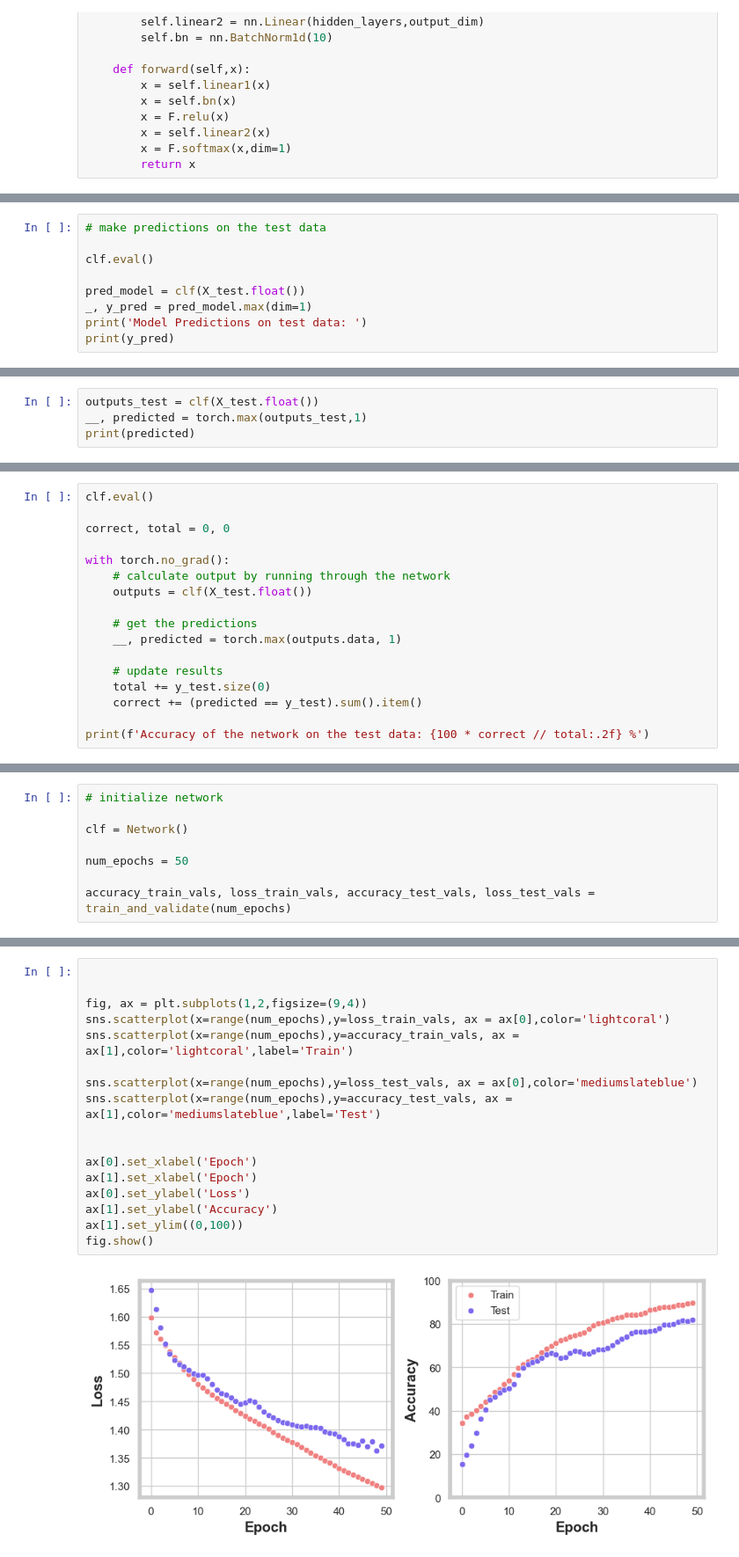
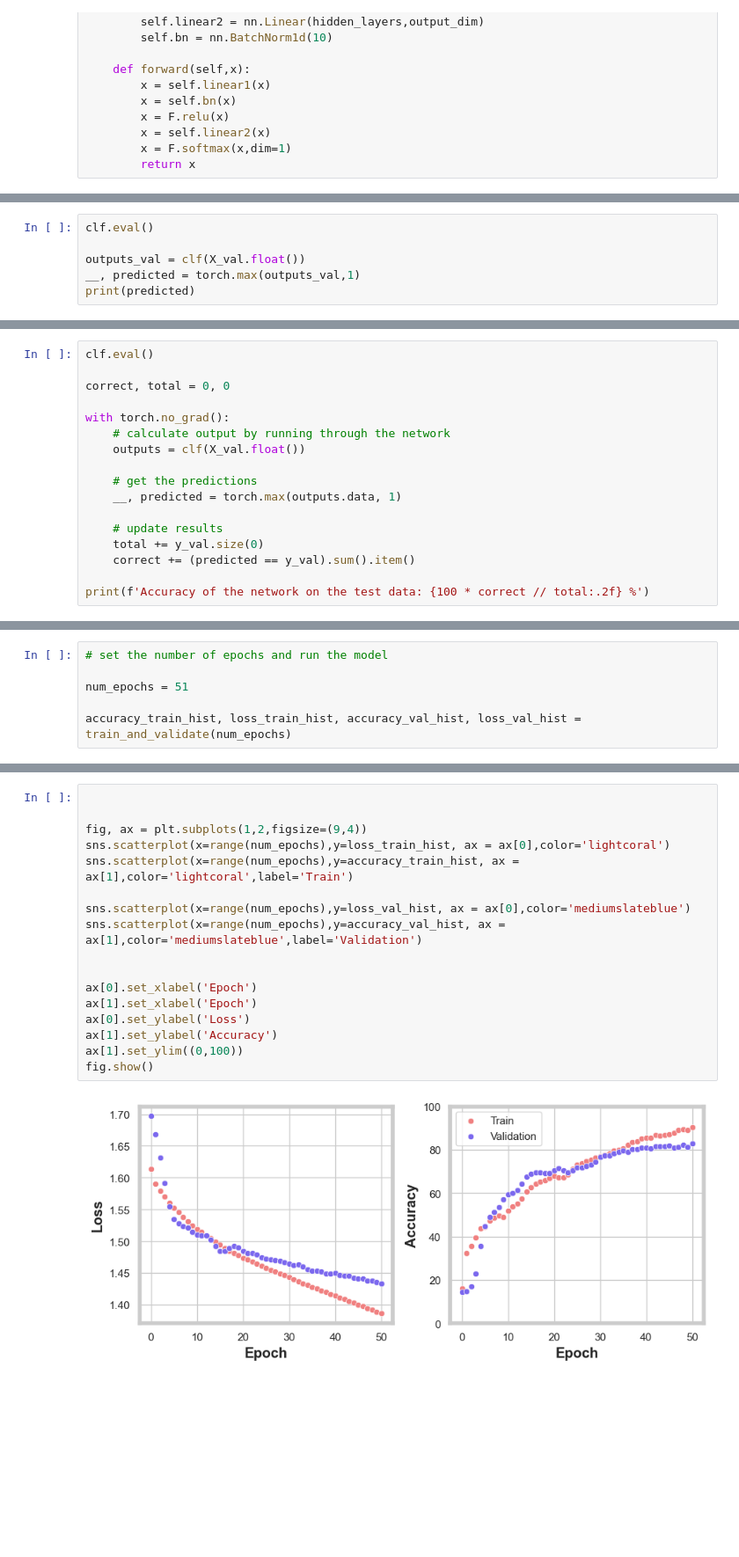
Before and after one commit to joshfuchs/McCells, a Jupyter notebook: nn_classifier.ipynb, the cells around one changed output, grey strips where cells are left out. Shown at 88% size. Saved outputs shown, nothing was run; the diff lists cells and outputs as text; blank space fills up the shorter version.

```diff
--- a/nn_classifier.ipynb
+++ b/nn_classifier.ipynb
@@ -330,9 +328,0 @@ fig.show()
-# %%
-# make predictions on the test data
-
-clf.eval()
-
-pred_model = clf(X_test.float())
-_, y_pred = pred_model.max(dim=1)
-print('Model Predictions on test data: ')
-print(y_pred)
@@ -356,7 +331,9 @@ Model accuracy:  0.9072595386065841
 
 Most of this work is based on https://medium.com/analytics-vidhya/a-simple-neural-network-classifier-using-pytorch-from-scratch-7ebb477422d2
 # %%
-outputs_test = clf(X_test.float())
-__, predicted = torch.max(outputs_test,1)
+clf.eval()
+
+outputs_val = clf(X_val.float())
+__, predicted = torch.max(outputs_val,1)
 print(predicted)
 # %% [output]
@@ -374,14 +349,14 @@ correct, total = 0, 0
 
 with torch.no_grad():
     # calculate output by running through the network
-    outputs = clf(X_test.float())
+    outputs = clf(X_val.float())
 
     # get the predictions
     __, predicted = torch.max(outputs.data, 1)
 
     # update results
-    total += y_test.size(0)
-    correct += (predicted == y_test).sum().item()
+    total += y_val.size(0)
+    correct += (predicted == y_val).sum().item()
 
 print(f'Accuracy of the network on the test data: {100 * correct // total:.2f} %')
 # %% [output]
@@ -486,9 +474,7 @@ accuracy_train_vals
 # %%
-# initialize network
+# set the number of epochs and run the model
 
-clf = Network()
+num_epochs = 51
 
-num_epochs = 50
-
-accuracy_train_vals, loss_train_vals, accuracy_test_vals, loss_test_vals = train_and_validate(num_epochs)
+accuracy_train_hist, loss_train_hist, accuracy_val_hist, loss_val_hist = train_and_validate(num_epochs)
 # %% [output]
@@ -501,19 +488,19 @@ accuracy_train_vals, loss_train_vals, accuracy_test_vals, loss_test_vals = train
 # %%
 
 
 fig, ax = plt.subplots(1,2,figsize=(9,4))
-sns.scatterplot(x=range(num_epochs),y=loss_train_vals, ax = ax[0],color='lightcoral')
-sns.scatterplot(x=range(num_epochs),y=accuracy_train_vals, ax = ax[1],color='lightcoral',label='Train')
+sns.scatterplot(x=range(num_epochs),y=loss_train_hist, ax = ax[0],color='lightcoral')
+sns.scatterplot(x=range(num_epochs),y=accuracy_train_hist, ax = ax[1],color='lightcoral',label='Train')
 
-sns.scatterplot(x=range(num_epochs),y=loss_test_vals, ax = ax[0],color='mediumslateblue')
-sns.scatterplot(x=range(num_epochs),y=accuracy_test_vals, ax = ax[1],color='mediumslateblue',label='Test')
+sns.scatterplot(x=range(num_epochs),y=loss_val_hist, ax = ax[0],color='mediumslateblue')
+sns.scatterplot(x=range(num_epochs),y=accuracy_val_hist, ax = ax[1],color='mediumslateblue',label='Validation')
 
 
 ax[0].set_xlabel('Epoch')
 ax[1].set_xlabel('Epoch')
 ax[0].set_ylabel('Loss')
 ax[1].set_ylabel('Accuracy')
 ax[1].set_ylim((0,100))
 fig.show()
 # %% [output]
-[figure, old version]
+[figure, new version]
```
Also changed, not shown: parts of 25 cells of this notebook.
